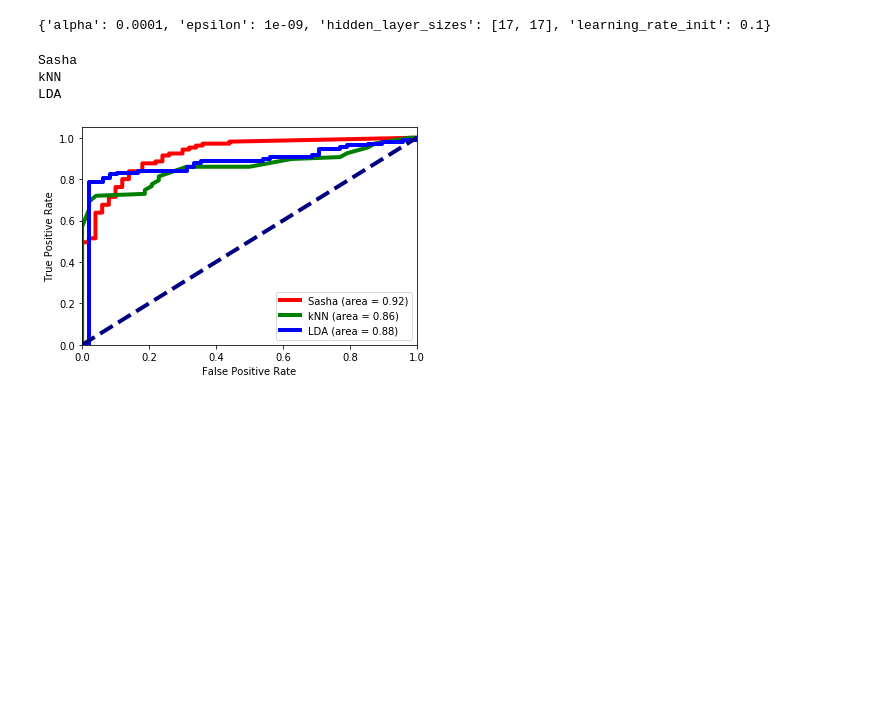
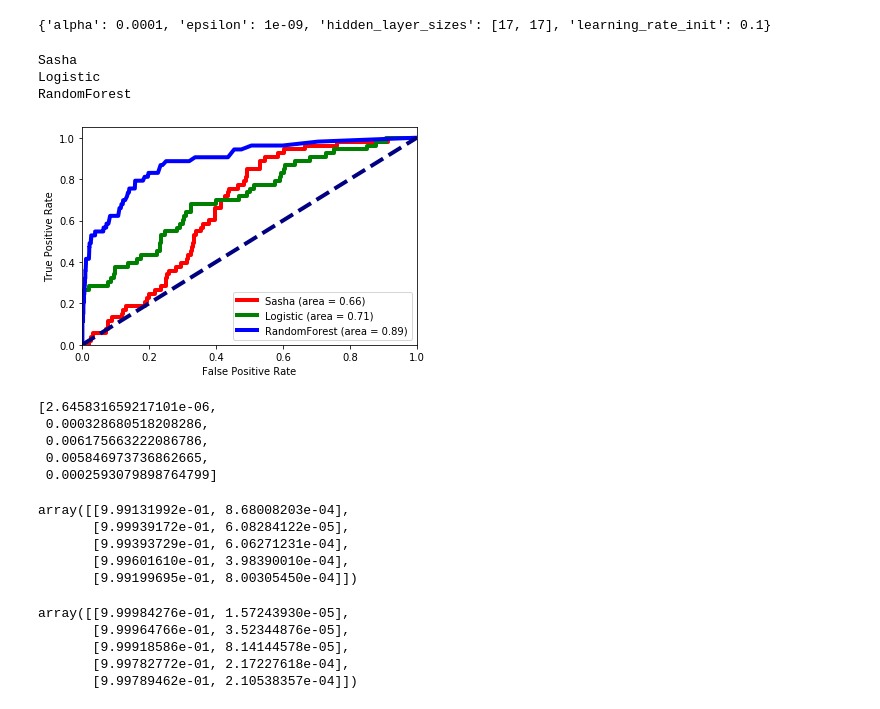
Before and after one commit to FrancescoVassalli/HIPhotonCluster, a Jupyter notebook: algoTesting/PiTest.ipynb, the cells around one changed output. Saved outputs shown, nothing was run; the diff lists cells and outputs as text; code cells hidden in the pictures; blank space fills up the shorter version.

```diff
--- a/algoTesting/PiTest.ipynb
+++ b/algoTesting/PiTest.ipynb
@@ -167,6 +167,8 @@ def diagnoseForest(model,names):
 # %%
-def csvToInput(path):
-    df = pd.read_csv(path)
+def csvToInput(signal,back):
+    dfs = pd.read_csv(signal)
+    dfb = pd.read_csv(back)
+    df = dfs.append(dfb)
     df = df.groupby(['isPhoton']).get_group(1)
     df= df.drop(['isPhoton'], axis=1)
     df['pid'] = df['pid'].apply(removeCombined)
@@ -183,7 +185,7 @@ def csvToInput(path):
     test = pd.DataFrame(columns=df.columns,data=test)
     return train,test
 # %%
-train, test = csvToInput("photonClusters.csv")
+train, test = csvToInput("photonClusters.csv","backclusters.csv")
 trainS = train
 testS = test
 train = train.drop(['sProb'],axis=1)
@@ -286,8 +288,8 @@ def preprocess(train):
 # %%
 train = preprocess(train)
 test = preprocess(test)
-train = train.drop('total_energy',axis=1)
-test = test.drop('total_energy',axis=1)
+#train = train.drop('total_energy',axis=1)
+#test = test.drop('total_energy',axis=1)
 # %%
 groups = train.groupby(['isPhoton'])
 plt.hist([groups.get_group(0)['total_energy'].values,groups.get_group(1)['total_energy'].values], bins=20,density=True,histtype='step',label=["decay","prompt"])
@@ -345,3 +345,5 @@ logistic  = Logistic(train,test)
+# %%
+logistic  = Logistic(train,test)
 # %% [markdown]
 logistic.score()
 # %% [markdown]
@@ -373,10 +375,10 @@ mlp.best_param()
 # %% [output]
 {'alpha': 0.0001, 'epsilon': 1e-09, 'hidden_layer_sizes': [17, 17], 'learning_rate_init': 0.1}
 # %%
-algos = [sasha, knn, lda]
+algos = [sasha,logistic,randomForest]
 plotRoc(algos)
 # %% [output]
 Sasha
-kNN
-LDA
+Logistic
+RandomForest
-[figure, old version]
+[figure, new version]
@@ -382,0 +395,13 @@ LDA
+# %%
+signal = preprocess(csvNoMix("photonclusters.csv"))
+back = preprocess(csvNoMix("backclusters.csv"))
+nclusters =5
+#get the sasha prob for the first nclusters
+[signal['sProb'].iloc[i] for i in range(0,nclusters)]
+[back['sProb'].iloc[i] for i in range(0,nclusters)]
+# %% [output]
+[2.645831659217101e-06,
+ 0.000328680518208286,
+ 0.006175663222086786,
+ 0.005846973736862665,
+ 0.0002593079898764799]
@@ -382,0 +411,16 @@ LDA
+# %%
+logistic.classifier.predict_proba([signal.iloc[i] for i in range(0,nclusters)])
+# %% [output]
+array([[9.99131992e-01, 8.68008203e-04],
+       [9.99939172e-01, 6.08284122e-05],
+       [9.99393729e-01, 6.06271231e-04],
+       [9.99601610e-01, 3.98390010e-04],
+       [9.99199695e-01, 8.00305450e-04]])
+# %%
+logistic.classifier.predict_proba([back.iloc[i] for i in range(0,nclusters)])
+# %% [output]
+array([[9.99984276e-01, 1.57243930e-05],
+       [9.99964766e-01, 3.52344876e-05],
+       [9.99918586e-01, 8.14144578e-05],
+       [9.99782772e-01, 2.17227618e-04],
+       [9.99789462e-01, 2.10538357e-04]])
```
Also changed, not shown: parts of 16 cells of this notebook, 1 other file.
